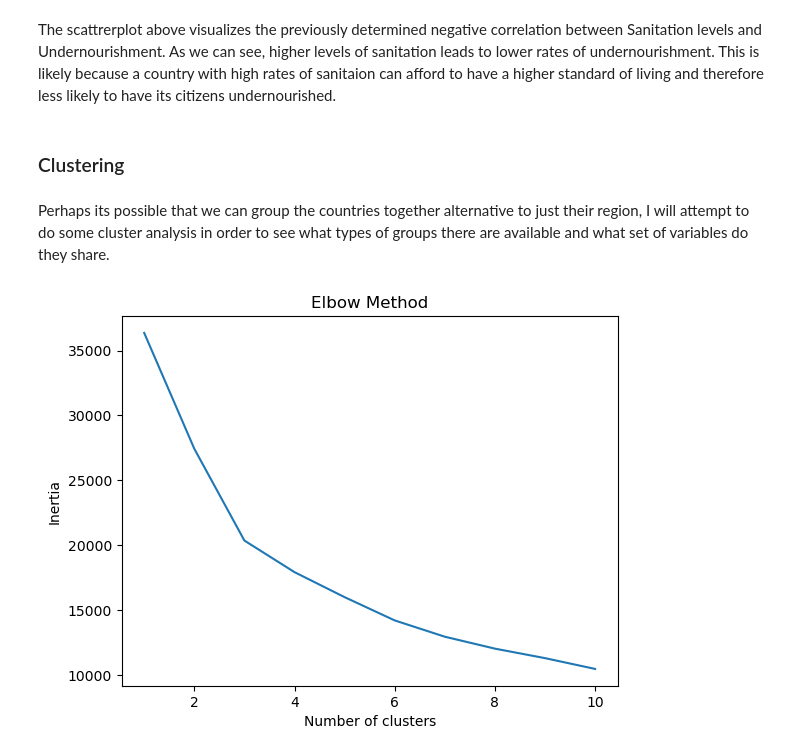
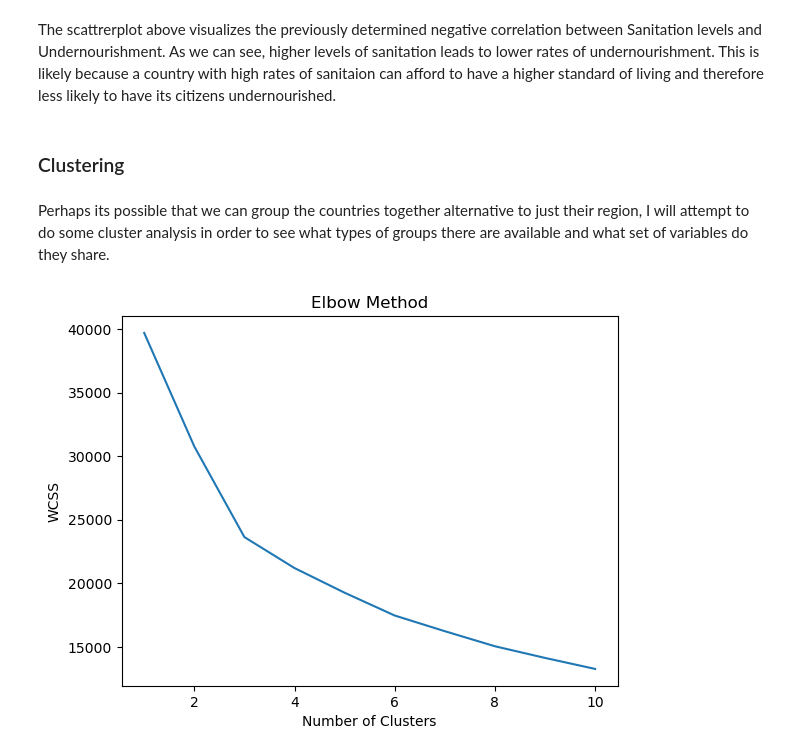
Before and after one commit to JericoEndaya/Life_expectancy, a Jupyter notebook: life_expecetancy.ipynb, the cells around one changed output. Drawn from its saved outputs; the diff is of its cells as text; code cells hidden in the pictures.

```diff
--- a/life_expecetancy.ipynb
+++ b/life_expecetancy.ipynb
@@ -296,27 +296,43 @@ plt.show()
 [figure]
 # %% [markdown]
 The scattrerplot above visualizes the previously determined negative correlation between Sanitation levels and Undernourishment. As we can see, higher levels of sanitation leads to lower rates of undernourishment. This is likely because a country with high rates of sanitaion can afford to have a higher standard of living and therefore less likely to have its citizens undernourished.
-# %% [markdown]
-### Clustering
-# %% [markdown]
-Perhaps its possible that we can group the countries together alternative to just their region, I will attempt to do some cluster analysis in order to see what types of groups there are available and what set of variables do they share.
-# %%
-cluster_feat = df_imp[['Life Expectancy World Bank', 'Prevelance of Undernourishment', 'CO2', 'Health Expenditure %',
-           'Education Expenditure %','Unemployment','Corruption','Sanitation','Injuries','Communicable','NonCommunicable']]
-
-scaler = StandardScaler()
-cluster_scaled = scaler.fit_transform(cluster_feat)
-
-inertia = []
-for i in range(1, 11):
-    kmeans = KMeans(n_clusters=i, random_state=0)
-    kmeans.fit(cluster_scaled)
-    inertia.append(kmeans.inertia_)
-
-plt.plot(range(1, 11), inertia)
-plt.title('Elbow Method')
-plt.xlabel('Number of clusters')
-plt.ylabel('Inertia')
-plt.show()
-# %% [output]
-[figure, removed]
+# %% [markdown]
+### Clustering
+# %% [markdown]
+Perhaps its possible that we can group the countries together alternative to just their region, I will attempt to do some cluster analysis in order to see what types of groups there are available and what set of variables do they share.
+# %%
+from sklearn.preprocessing import StandardScaler
+from sklearn.compose import ColumnTransformer
+
+# Identify numerical and categorical columns
+numerical_cols = df_imp.select_dtypes(include=['float64', 'int64']).columns
+categorical_cols = df_imp.select_dtypes(include=['object']).columns
+
+# Frequency encoding for categorical columns
+for col in categorical_cols:
+    freq_encoding = df_imp[col].value_counts(normalize=True)
+    df_imp[col] = df_imp[col].map(freq_encoding)
+
+# Create preprocessor
+preprocessor = ColumnTransformer(
+    transformers=[
+        ('num', StandardScaler(), numerical_cols),
+        ('cat', 'passthrough', categorical_cols)])
+
+# Apply preprocessing
+df_preprocessed = preprocessor.fit_transform(df_imp)
+
+# Run K-means
+wcss = []
+for i in range(1, 11):
+    kmeans = KMeans(n_clusters=i, n_init=10, random_state=42)
+    kmeans.fit(df_preprocessed)
+    wcss.append(kmeans.inertia_)
+
+plt.plot(range(1, 11), wcss)
+plt.title('Elbow Method')
+plt.xlabel('Number of Clusters')
+plt.ylabel('WCSS')
+plt.show()
+# %% [output]
+[figure, added]
```
Also changed, not shown: parts of 4 cells of this notebook.
